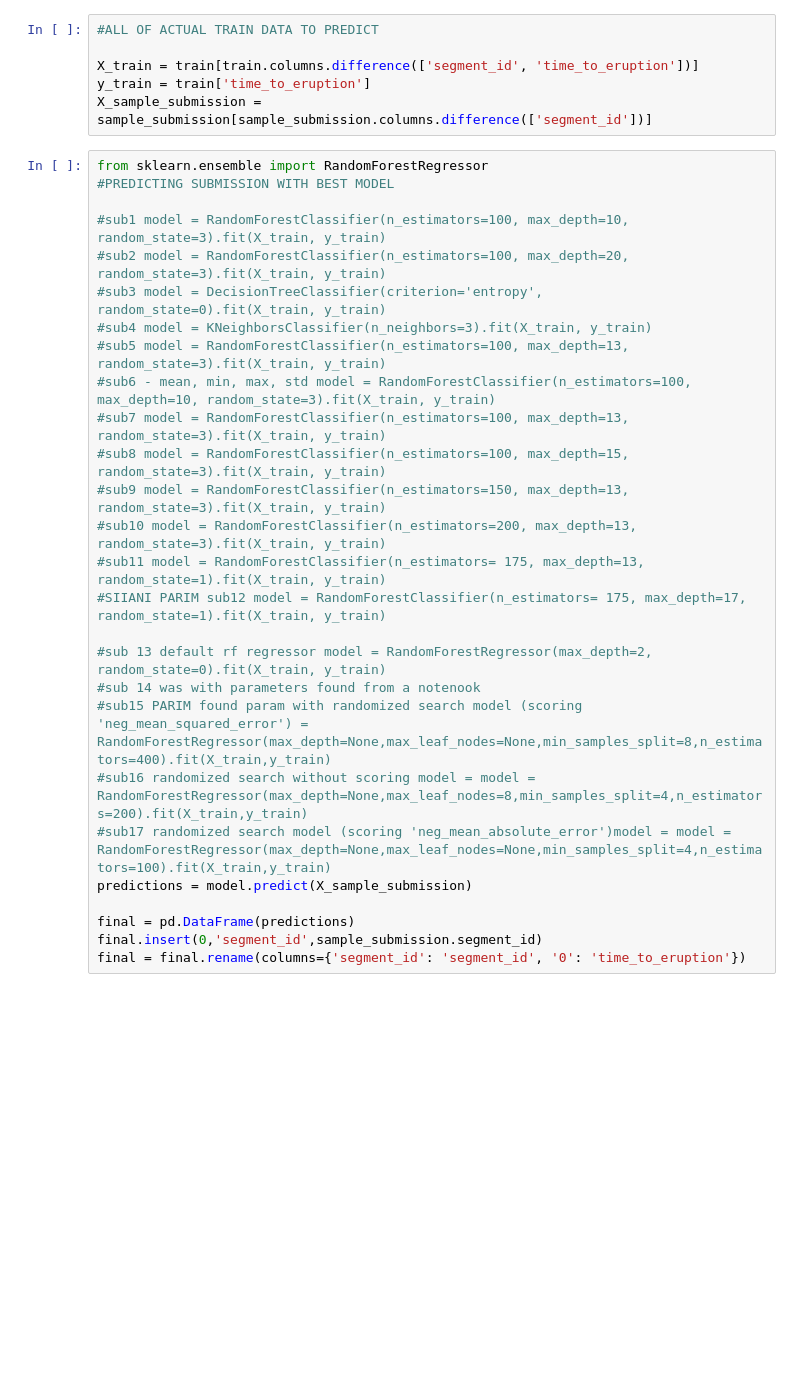
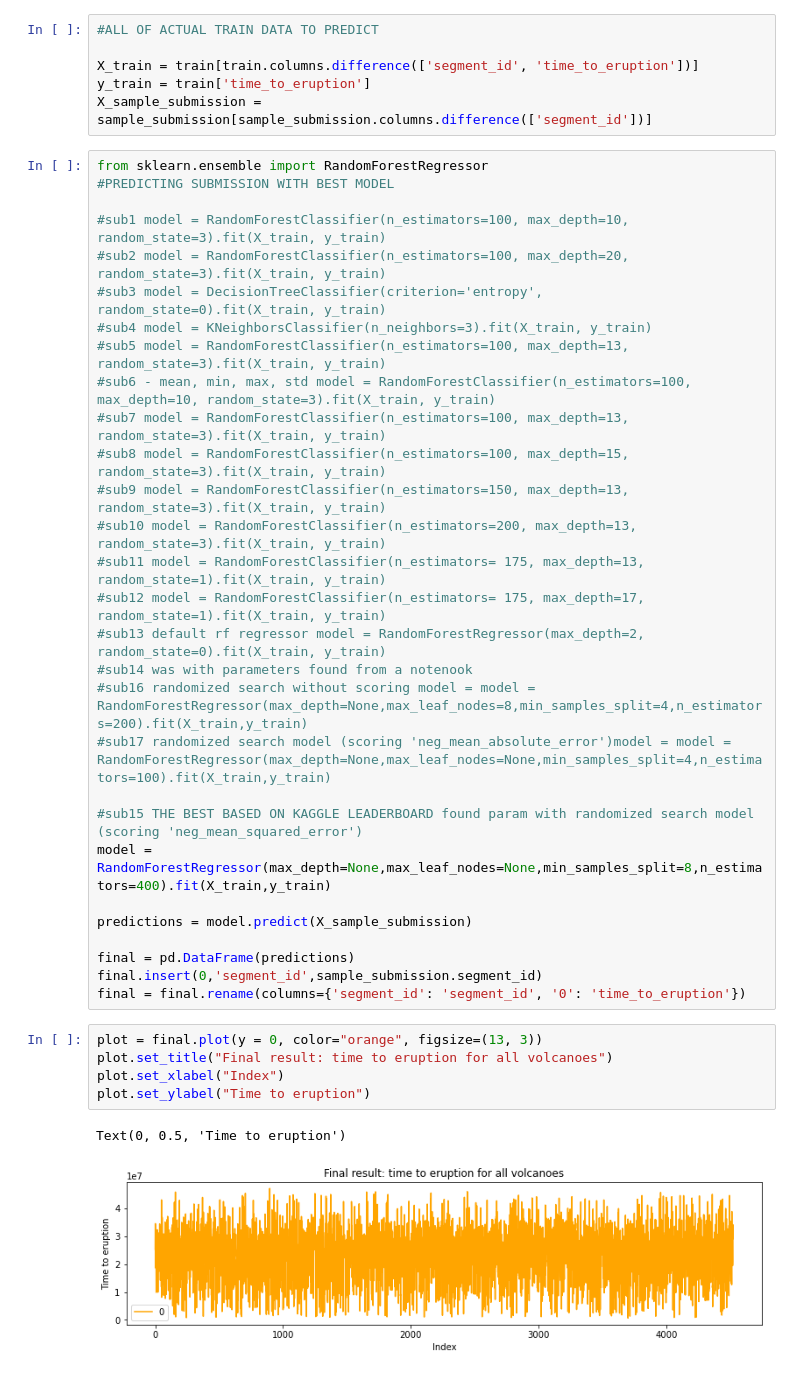
Before and after one commit to maiken-veedla/D2-KAGGLE-VOLCANOES, a Jupyter notebook: project.ipynb, the cells around one changed output. Saved outputs shown, nothing was run; the diff lists cells and outputs as text; blank space fills up the shorter version.

```diff
--- a/project.ipynb
+++ b/project.ipynb
@@ -440,16 +436,26 @@ from sklearn.ensemble import RandomForestRegressor
 #sub9 model = RandomForestClassifier(n_estimators=150, max_depth=13, random_state=3).fit(X_train, y_train)
 #sub10 model = RandomForestClassifier(n_estimators=200, max_depth=13, random_state=3).fit(X_train, y_train)
 #sub11 model = RandomForestClassifier(n_estimators= 175, max_depth=13, random_state=1).fit(X_train, y_train)
-#SIIANI PARIM sub12 model = RandomForestClassifier(n_estimators= 175, max_depth=17, random_state=1).fit(X_train, y_train)
-
-#sub 13 default rf regressor model = RandomForestRegressor(max_depth=2, random_state=0).fit(X_train, y_train)
-#sub 14 was with parameters found from a notenook
-#sub15 PARIM found param with randomized search model (scoring 'neg_mean_squared_error') = RandomForestRegressor(max_depth=None,max_leaf_nodes=None,min_samples_split=8,n_estimators=400).fit(X_train,y_train)
+#sub12 model = RandomForestClassifier(n_estimators= 175, max_depth=17, random_state=1).fit(X_train, y_train)
+#sub13 default rf regressor model = RandomForestRegressor(max_depth=2, random_state=0).fit(X_train, y_train)
+#sub14 was with parameters found from a notenook
 #sub16 randomized search without scoring model = model = RandomForestRegressor(max_depth=None,max_leaf_nodes=8,min_samples_split=4,n_estimators=200).fit(X_train,y_train)
 #sub17 randomized search model (scoring 'neg_mean_absolute_error')model = model = RandomForestRegressor(max_depth=None,max_leaf_nodes=None,min_samples_split=4,n_estimators=100).fit(X_train,y_train)
+
+#sub15 THE BEST BASED ON KAGGLE LEADERBOARD found param with randomized search model (scoring 'neg_mean_squared_error')
+model = RandomForestRegressor(max_depth=None,max_leaf_nodes=None,min_samples_split=8,n_estimators=400).fit(X_train,y_train)
+
 predictions = model.predict(X_sample_submission)
 
 final = pd.DataFrame(predictions)
 final.insert(0,'segment_id',sample_submission.segment_id)
 final = final.rename(columns={'segment_id': 'segment_id', '0': 'time_to_eruption'})
+# %%
+plot = final.plot(y = 0, color="orange", figsize=(13, 3))
+plot.set_title("Final result: time to eruption for all volcanoes")
+plot.set_xlabel("Index")
+plot.set_ylabel("Time to eruption")
+# %% [output]
+Text(0, 0.5, 'Time to eruption')
+[figure, added]
 # %%
```
Also changed, not shown: parts of 10 cells of this notebook, 8 other files.
